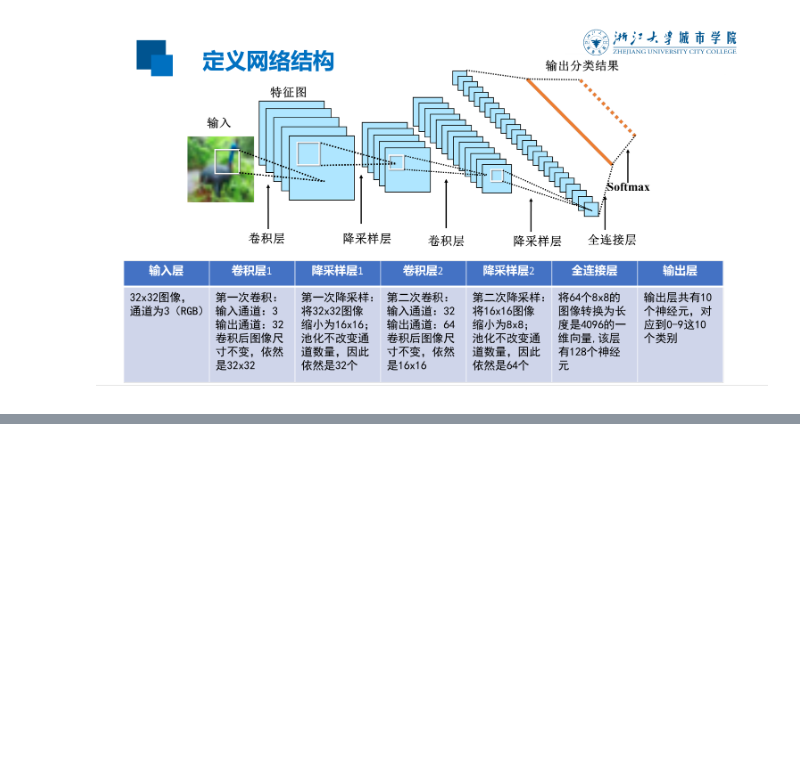
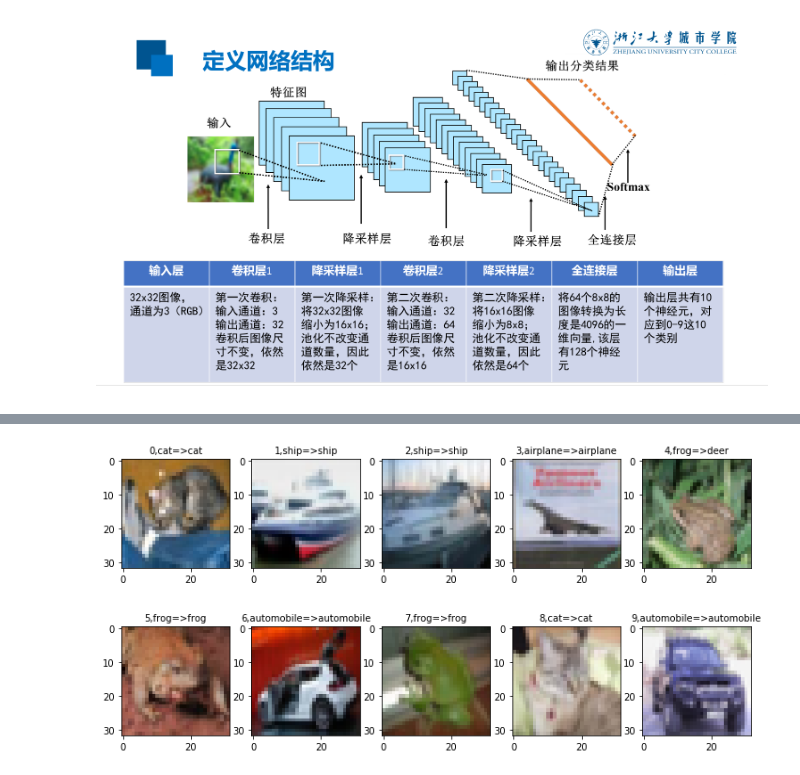
Before and after one commit to liuchangling/tensorflow_demo, a Jupyter notebook: 图像识别/cifar-10 图像识别.ipynb, the cells around one changed output, grey strips where cells are left out. Saved outputs shown, nothing was run; the diff lists cells and outputs as text; code cells hidden in the pictures; blank space fills up the shorter version.

```diff
--- a/图像识别/cifar-10 图像识别.ipynb
+++ b/图像识别/cifar-10 图像识别.ipynb
@@ -232,0 +422,8 @@ with tf.name_scope('conv_1'):
+# %%
+#利用模型进行预测
+test_pred = sess.run(pred, feed_dict={x:Xtest_normalize[:10]})
+prediction_result = sess.run(tf.argmax(test_pred,1))
+
+plot_images_labels_prediction(Xtest, Ytest, prediction_result, 0,10)
+# %% [output]
+[figure, added]
```
Also changed, not shown: parts of 12 cells of this notebook, 4 other files.
